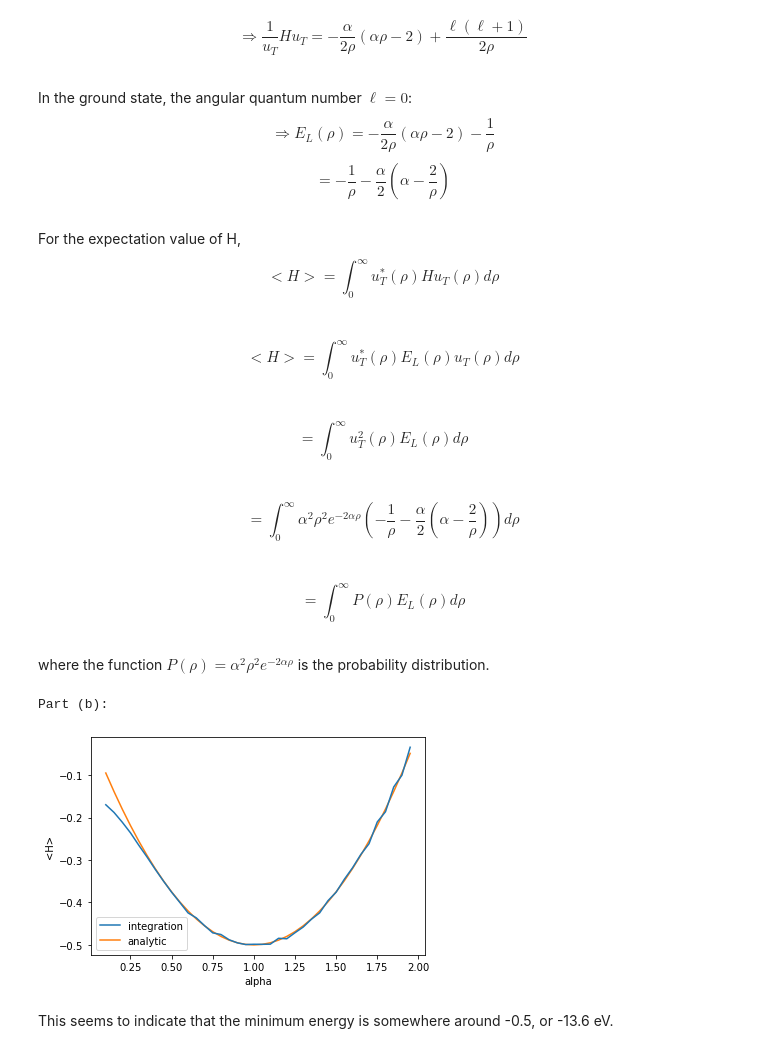
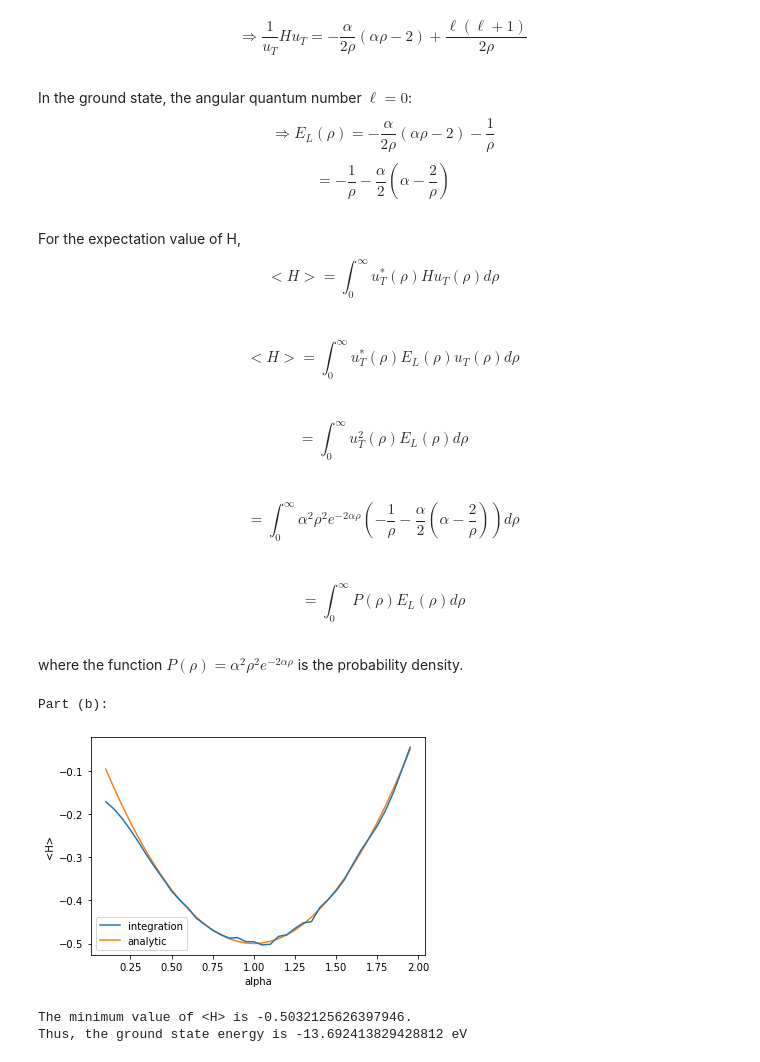
Before and after one commit to JSheare/Computational-Physics, a Jupyter notebook: Exercise Set 4.ipynb, the cells around one changed output. Saved outputs shown, nothing was run; the diff lists cells and outputs as text; code cells hidden in the pictures.

```diff
--- a/Exercise Set 4.ipynb
+++ b/Exercise Set 4.ipynb
@@ -344,7 +344,7 @@ $$ = \int_{0}^{\infty} \alpha^2 \rho^2 e^{-2\alpha \rho}(-\frac{1}{\rho} - \frac
 <br/>
 $$ = \int_{0}^{\infty} P(\rho) E_L(\rho) d\rho$$
 <br/>
-where the function $ P(\rho) = \alpha^2 \rho^2 e^{-2\alpha \rho}$ is the probability distribution.
+where the function $ P(\rho) = \alpha^2 \rho^2 e^{-2\alpha \rho}$ is the probability density.
 # %%
 # Part (b):
 def monte_carlo_integration(a, b, N, function, alpha):
@@ -360,33 +360,39 @@ def monte_carlo_integration(a, b, N, function, alpha):
 # %%
 print('Part (b):')
 
 def integrand(rho, alpha):
     prob_density = alpha**2 * rho**2 * np.e**(-2*alpha*rho)
     e_l = -(1/rho) - (alpha/2)*(alpha - 2/rho)
     # smallest value is -0.079
     return prob_density * e_l
 
 
 def prob_density(rho, alpha):
     prob_density = alpha**2 * rho**2 * np.e**(-2*alpha*rho)
     return prob_density
 
+
 N = 100000
 alpha_array = np.arange(0.1, 2, 0.05)
 h_array = np.array([])
 for alpha in alpha_array:
+    # Only running from 0 to 10 because the integrand converges to 0 very quickly
     result1 = monte_carlo_integration(0, 10, N, integrand, alpha)
     result2 = monte_carlo_integration(0, 10, N, prob_density, alpha) # normalization
     h_array = np.append(h_array, result1/result2)
 
 plt.plot(alpha_array, h_array, label='integration', zorder=1)
 plt.plot(alpha_array, alpha_array**2/2 - alpha_array, label='analytic', zorder=0)
 plt.legend()
 plt.xlabel('alpha')
 plt.ylabel('<H>')
 plt.show()
+
+minimum = np.min(h_array)
+print (f'The minimum value of <H> is {minimum}.')
+print (f'Thus, the ground state energy is {minimum * 27.21} eV')
 # %% [output]
 Part (b):
-[figure, old version]
+[figure, new version]
+The minimum value of <H> is -0.5032125626397946.
+Thus, the ground state energy is -13.692413829428812 eV
-# %% [markdown]
-This seems to indicate that the minimum energy is somewhere around -0.5, or -13.6 eV.
```
Also changed, not shown: parts of 2 cells of this notebook.
